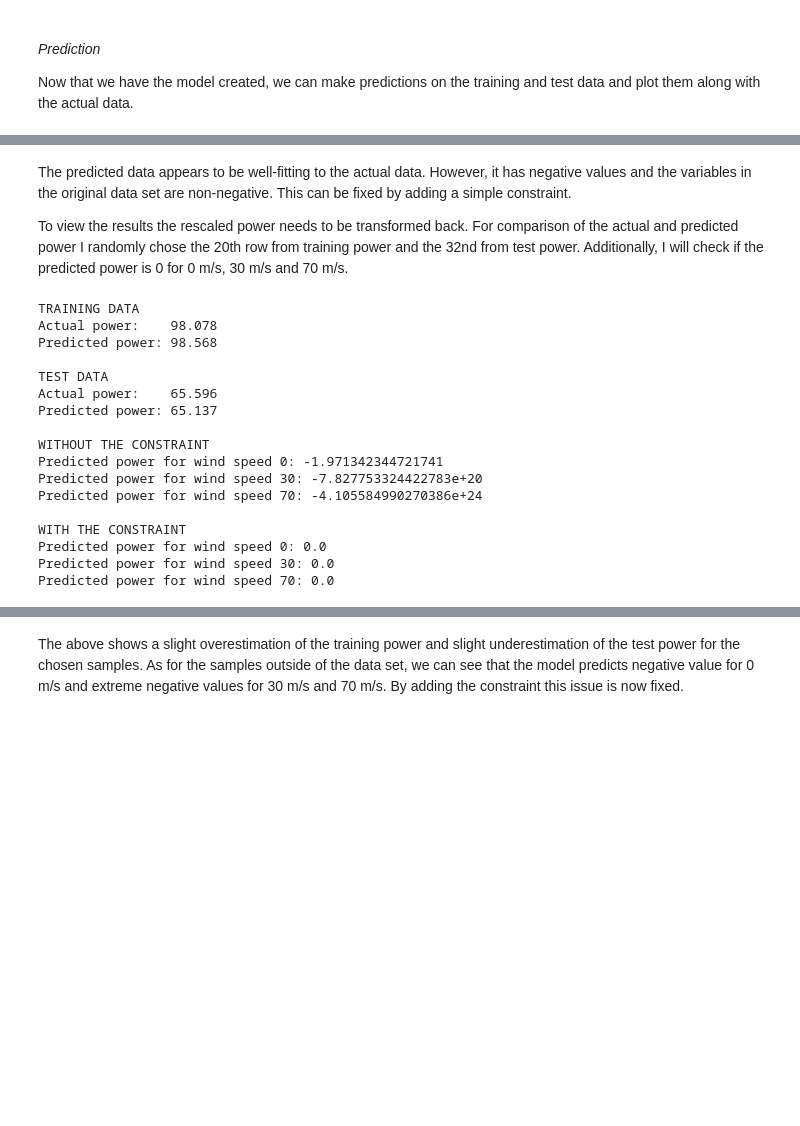
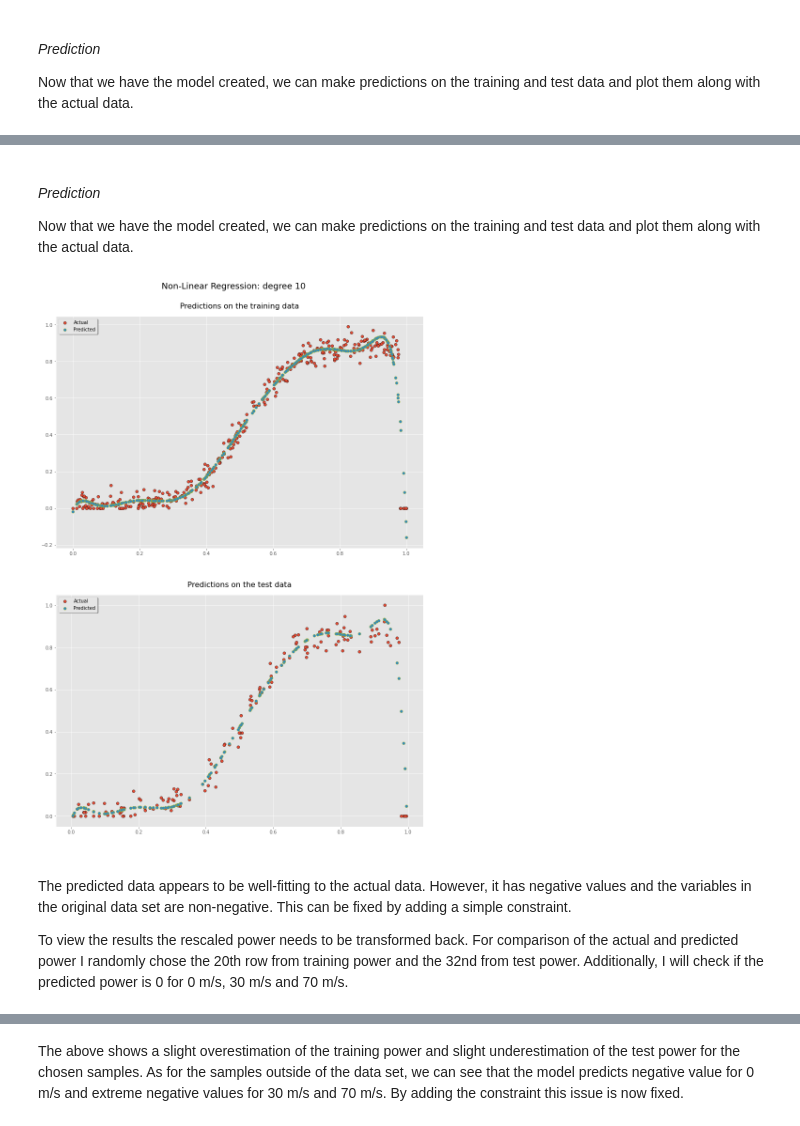
Before and after one commit to olgarozhdestvina/Fundamentals-of-Data-Analysis-Project, a Jupyter notebook: Power_production_models.ipynb, the cells around one changed output, grey strips where cells are left out. Cells and saved outputs as stored; diff of their text form; code cells hidden in the pictures; blank space fills up the shorter version.

```diff
--- a/Power_production_models.ipynb
+++ b/Power_production_models.ipynb
@@ -316,0 +461,4 @@ plt.show()
+# %%
+# Create a model and fit it.
+nonlinear = poly.fit(speed_train, power_train, 10)
+nonlinear
@@ -317,4 +467,20 @@ plt.show()
+# %% [markdown]
+<br>
+
+_Prediction_
+
+Now that we have the model created, we can make predictions on the training and test data and plot them along with the actual data.
+# %%
+# Predict power from train and test speed.
+y_train_nonlinear = nonlinear(speed_train)
+y_test_nonlinear = nonlinear(speed_test)
+# %%
+plot(y_train_nonlinear, y_test_nonlinear, "Non-Linear Regression: degree 10")
+# %% [output]
+[figure, added]
 # %% [markdown]
+<br>
+
 The predicted data appears to be well-fitting to the actual data. However, it has negative values and the variables in the original data set are non-negative. This can be fixed by adding a simple constraint.
 
 To view the results the rescaled power needs to be transformed back. For comparison of the actual and predicted power I randomly chose the 20th row from training power and the 32nd from test power. Additionally, I will check if the predicted power is 0 for 0 m/s, 30 m/s and 70 m/s.
@@ -329,38 +486,0 @@ def unscale(power):
-# %%
-# Printing actual and predicted training power.
-print(f"TRAINING DATA\nActual power:\t {unscale(power_train[20])}")
-print(f"Predicted power: {unscale(y_train_pred[20])}")
-
-# Printing actual and predicted test power.
-print(f"\nTEST DATA\nActual power:\t {unscale(power_test[32])}")
-print(f"Predicted power: {unscale(y_test_pred[32])}")
-
-# Printing predicted power for 0, 30 and 70 m/s speed.
-print("\nWITHOUT THE CONSTRAINT")
-print(f"Predicted power for wind speed 0: {(predict(0)* np.ptp(y) + np.min(y))}")
-print(f"Predicted power for wind speed 30: {(predict(30)* np.ptp(y) + np.min(y))}")
-print(f"Predicted power for wind speed 70: {(predict(70)* np.ptp(y) + np.min(y))}")
-
-# Printing predicted power for 0, 30 and 70 m/s speed.
-print("\nWITH THE CONSTRAINT")
-print(f"Predicted power for wind speed 0: {unscale(predict(0))}")
-print(f"Predicted power for wind speed 30: {unscale(predict(30))}")
-print(f"Predicted power for wind speed 70: {unscale(predict(70))}")
-# %% [output]
-TRAINING DATA
-Actual power:    98.078
-Predicted power: 98.568
-
-TEST DATA
-Actual power:    65.596
-Predicted power: 65.137
-
-WITHOUT THE CONSTRAINT
-Predicted power for wind speed 0: -1.971342344721741
-Predicted power for wind speed 30: -7.827753324422783e+20
-Predicted power for wind speed 70: -4.105584990270386e+24
-
-WITH THE CONSTRAINT
-Predicted power for wind speed 0: 0.0
-Predicted power for wind speed 30: 0.0
-Predicted power for wind speed 70: 0.0
```
Also changed, not shown: parts of 39 cells of this notebook.
